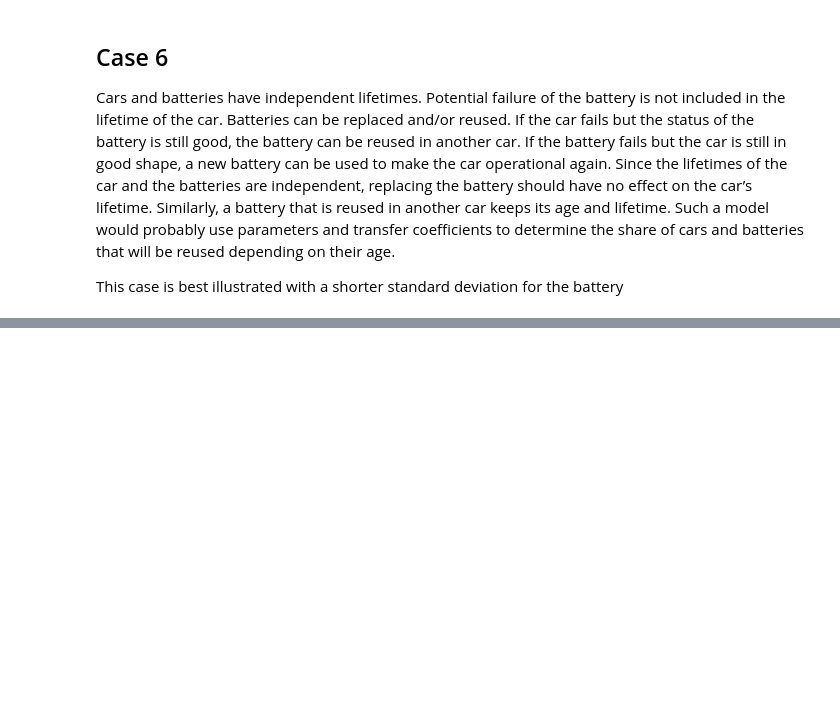
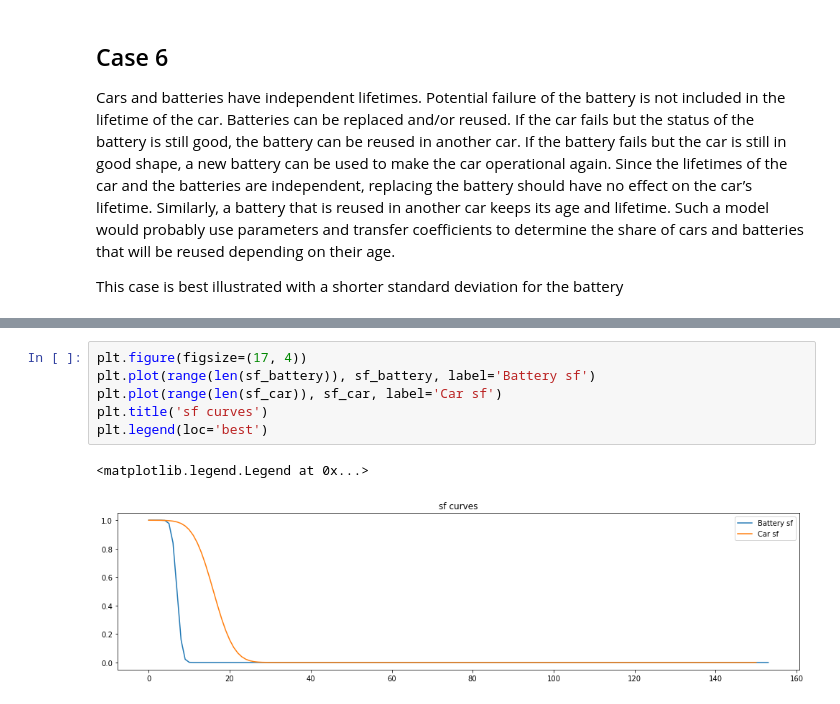
Before and after one commit to fernaag/product_component_model, a Jupyter notebook: generic_model.ipynb, the cells around one changed output, grey strips where cells are left out. Drawn from its saved outputs; the diff is of its cells as text; blank space fills up the shorter version.

```diff
--- a/generic_model.ipynb
+++ b/generic_model.ipynb
@@ -465,0 +492,9 @@ inflows_AM_rate_6 = [np.mean(real_replacement_rate) * inflow for inflow in inflo
+# %%
+plt.figure(figsize=(17, 4))
+plt.plot(range(len(sf_battery)), sf_battery, label='Battery sf')
+plt.plot(range(len(sf_car)), sf_car, label='Car sf')
+plt.title('sf curves')
+plt.legend(loc='best')
+# %% [output]
+<matplotlib.legend.Legend at 0x...>
+[figure, added]
```
Also changed, not shown: parts of 4 cells of this notebook.
